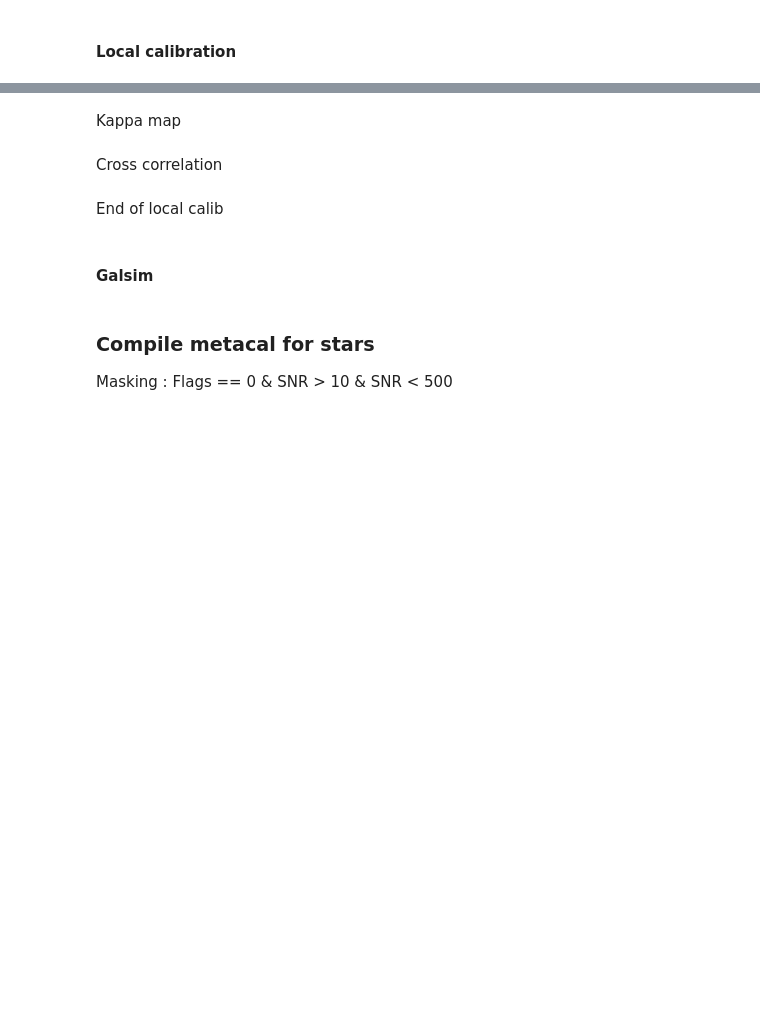
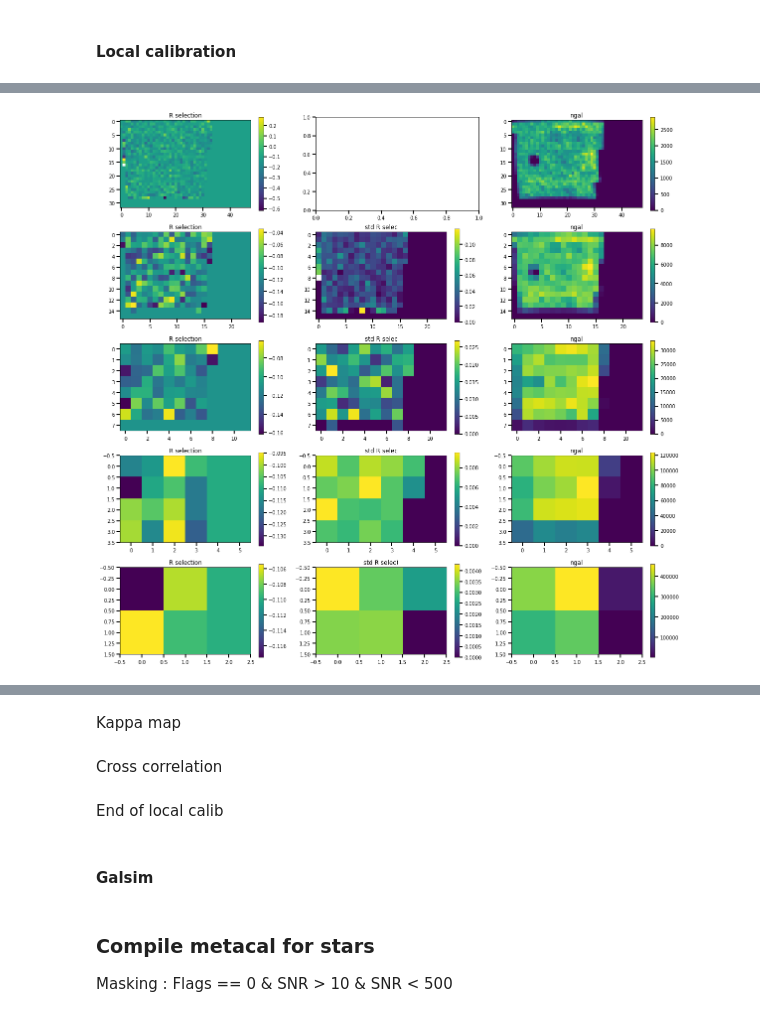
Before and after one commit to CosmoStat/sp_validation, a Jupyter notebook: notebooks/validation_local_cal.ipynb, the cells around one changed output, grey strips where cells are left out. Saved outputs shown, nothing was run; the diff lists cells and outputs as text; code cells hidden in the pictures; blank space fills up the shorter version.

```diff
--- a/notebooks/validation_local_cal.ipynb
+++ b/notebooks/validation_local_cal.ipynb
@@ -628,69 +1214,86 @@ R_selec_real_std_4deg = compute_R_real_std(9,5,4,R_selec_1deg)
 # %%
 # Std of R selec 2 deg thanks to 4x4 px of R selec 0.5 deg
-R_selec_real_std_2deg_from05 = compute_R_real_std(18,10,4,R_selec_05deg)
+R_selec_real_std_2deg_from05 = compute_R_real_std(int(size_deg_x/2),int(size_deg_y/2),4,R_selec_05deg)
 
 # Std of R selec 4 deg thanks to 8x8 px of R selec 0.5 deg
-R_selec_real_std_4deg_from05 = compute_R_real_std(9,5,8,R_selec_05deg)
+R_selec_real_std_4deg_from05 = compute_R_real_std(int(size_deg_x/4),int(size_deg_y/4),8,R_selec_05deg)
+# %%
+# Std of R selec 05deg thanks to 2x2 px of R selec 0.25 deg
+R_selec_real_std_05deg_from025 = compute_R_real_std(size_deg_x*2,size_deg_y*2,2,R_selec_025deg)
 # %%
 # n gal needed
-ngal_1deg = bin2d(xx,yy,npix=(36,20),extent=(min_x,max_x,min_y,max_y))
-ngal_2deg = bin2d(xx,yy,npix=(18,10),extent=(min_x,max_x,min_y,max_y))
-ngal_4deg = bin2d(xx,yy,npix=(9,5),extent=(min_x,max_x,min_y,max_y))
+ngal_05deg = bin2d(xx,yy,npix=(size_deg_x*2,size_deg_y*2),extent=(min_x,max_x,min_y,max_y))
+ngal_025deg = bin2d(xx,yy,npix=(size_deg_x*4,size_deg_y*4),extent=(min_x,max_x,min_y,max_y))
+ngal_1deg = bin2d(xx,yy,npix=(size_deg_x,size_deg_y),extent=(min_x,max_x,min_y,max_y))
+ngal_2deg = bin2d(xx,yy,npix=(int(size_deg_x/2),int(size_deg_y/2)),extent=(min_x,max_x,min_y,max_y))
+ngal_4deg = bin2d(xx,yy,npix=(int(size_deg_x/4),int(size_deg_y/4)),extent=(min_x,max_x,min_y,max_y))
 # %%
 # Plot R_11 selec, its std, ngal
-#plt.figure(figsize=(25,15))
-plt.figure(figsize=(45,20))
-plt.subplot(3,4,1)
+plt.figure(figsize=(20,20))
+plt.subplot(5,3,1)
+plt.imshow(R_selec_025deg[0,0,:,:])
+plt.colorbar()
+plt.title('R selection')
+plt.subplot(5,3,2)
+plt.subplot(5,3,3)
+plt.imshow(ngal_025deg)
+plt.title('ngal')
+plt.colorbar()
+
+plt.subplot(5,3,4)
+plt.imshow(R_selec_05deg[0,0,:,:])
+plt.colorbar()
+plt.title('R selection')
+plt.subplot(5,3,5)
+plt.imshow(R_selec_real_std_05deg_from025[0,0,:,:])
+plt.colorbar()
+plt.title('std R selec')
+plt.subplot(5,3,6)
+plt.imshow(ngal_05deg)
+plt.title('ngal')
+plt.colorbar()
+
+plt.subplot(5,3,7)
 plt.imshow(R_selec_1deg[0,0,:,:])
 plt.colorbar()
 plt.title('R selection')
-plt.subplot(3,4,2)
-plt.imshow(R_selec_std_1deg[0,0,:,:])
+plt.subplot(5,3,8)
+plt.imshow(R_selec_real_std_1deg[0,0,:,:])
 plt.colorbar()
 plt.title('std R selec')
-plt.subplot(3,4,3)
-plt.imshow(R_selec_real_std_1deg[0,0,:,:])
-plt.colorbar()
-plt.title('std R selec (spatial jackknife)')
-plt.subplot(3,4,4)
+plt.subplot(5,3,9)
 plt.imshow(ngal_1deg)
 plt.title('ngal')
 plt.colorbar()
 
-plt.subplot(3,4,5)
+plt.subplot(5,3,10)
 plt.imshow(R_selec_2deg[0,0,:,:])
 plt.colorbar()
 plt.title('R selection')
-plt.subplot(3,4,6)
-plt.imshow(R_selec_std_2deg[0,0,:,:])
-plt.colorbar()
-plt.title('std R selec max')
-plt.subplot(3,4,7)
+plt.subplot(5,3,11)
 plt.imshow(R_selec_real_std_2deg_from05[0,0,:,:])
 plt.colorbar()
-plt.title('std R selec (spatial jackknife)')
-plt.subplot(3,4,8)
+plt.title('std R selec')
+plt.subplot(5,3,12)
 plt.imshow(ngal_2deg)
 plt.title('ngal')
 plt.colorbar()
 
-plt.subplot(3,4,9)
+plt.subplot(5,3,13)
 plt.imshow(R_selec_4deg[0,0,:,:])
 plt.colorbar()
 plt.title('R selection')
-plt.subplot(3,4,10)
-plt.imshow(R_selec_std_4deg[0,0,:,:])
-plt.colorbar()
-plt.title('std R selec max')
-plt.subplot(3,4,11)
+plt.subplot(5,3,14)
 plt.imshow(R_selec_real_std_4deg_from05[0,0,:,:])
 plt.colorbar()
-plt.title('std R selec (spatial jackknife)')
-plt.subplot(3,4,12)
+plt.title('std R selec)')
+plt.subplot(5,3,15)
 plt.imshow(ngal_4deg)
 plt.title('ngal')
 plt.colorbar()
-plt.savefig('./P3X/R_selec.png')
+plt.savefig('./W3/R_selec.png')
 plt.show()
+# %% [output]
+[figure, added]
 # %%
 plt.figure(figsize=(20,8))
```
Also changed, not shown: parts of 81 cells of this notebook.
